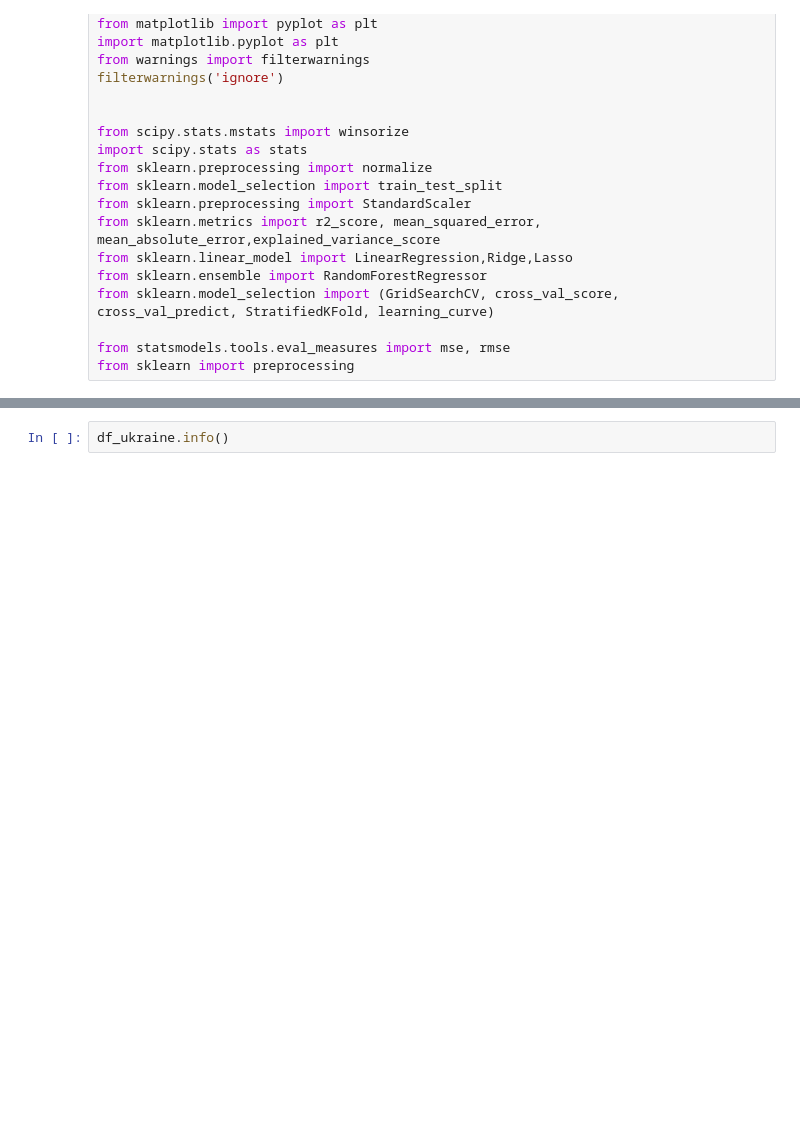
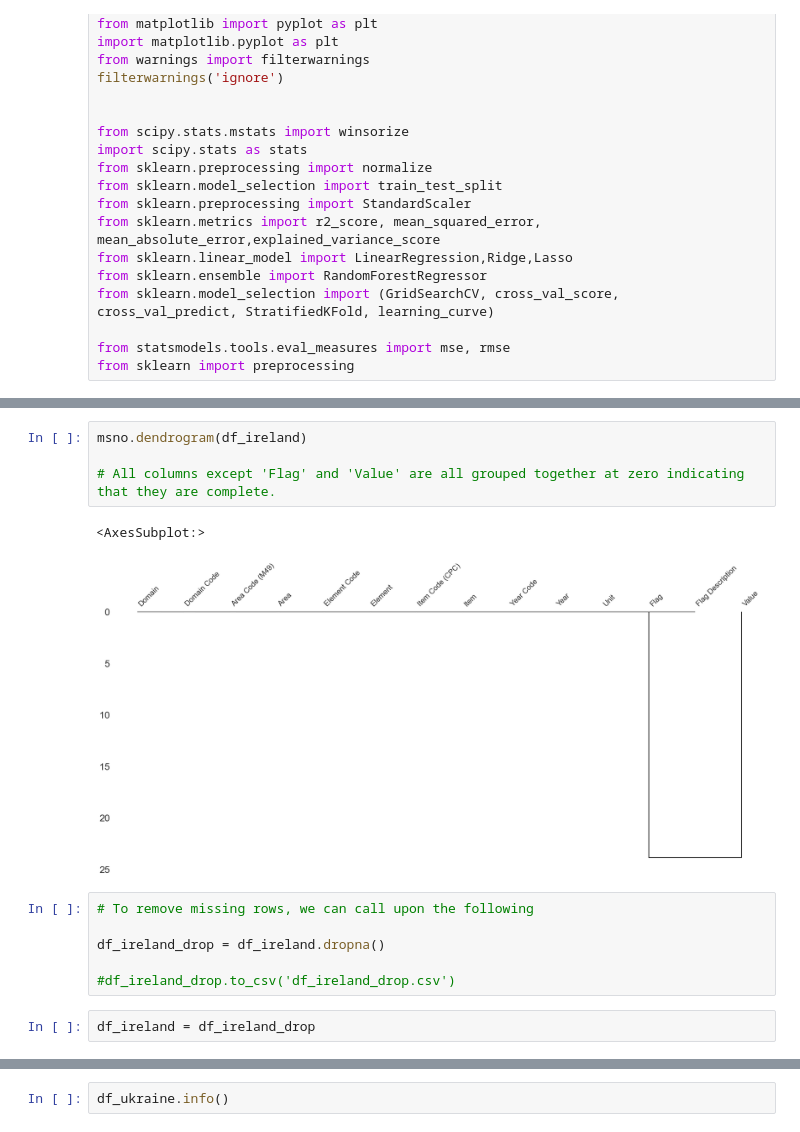
Before and after one commit to Alona-Aldushyna/CA_2, a Jupyter notebook: CA_2.ipynb, the cells around one changed output, grey strips where cells are left out. Cells and saved outputs as stored; diff of their text form; blank space fills up the shorter version.

```diff
--- a/CA_2.ipynb
+++ b/CA_2.ipynb
@@ -50,0 +151,15 @@ df_ireland.head()
+# %%
+msno.dendrogram(df_ireland)
+
+# All columns except 'Flag' and 'Value' are all grouped together at zero indicating that they are complete.
+# %% [output]
+<AxesSubplot:>
+[figure, added]
+# %%
+# To remove missing rows, we can call upon the following
+
+df_ireland_drop = df_ireland.dropna()
+
+#df_ireland_drop.to_csv('df_ireland_drop.csv')
+# %%
+df_ireland = df_ireland_drop
```
Also changed, not shown: parts of 109 cells of this notebook, 28 other files.
